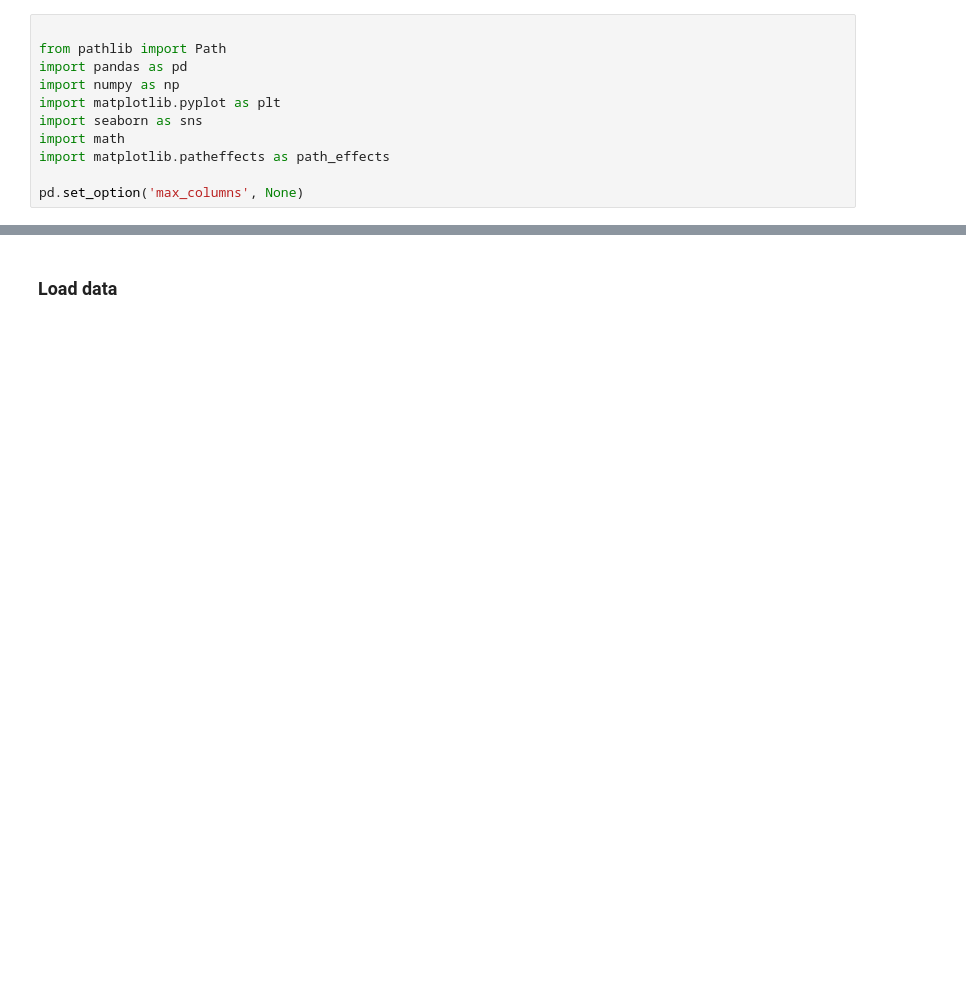
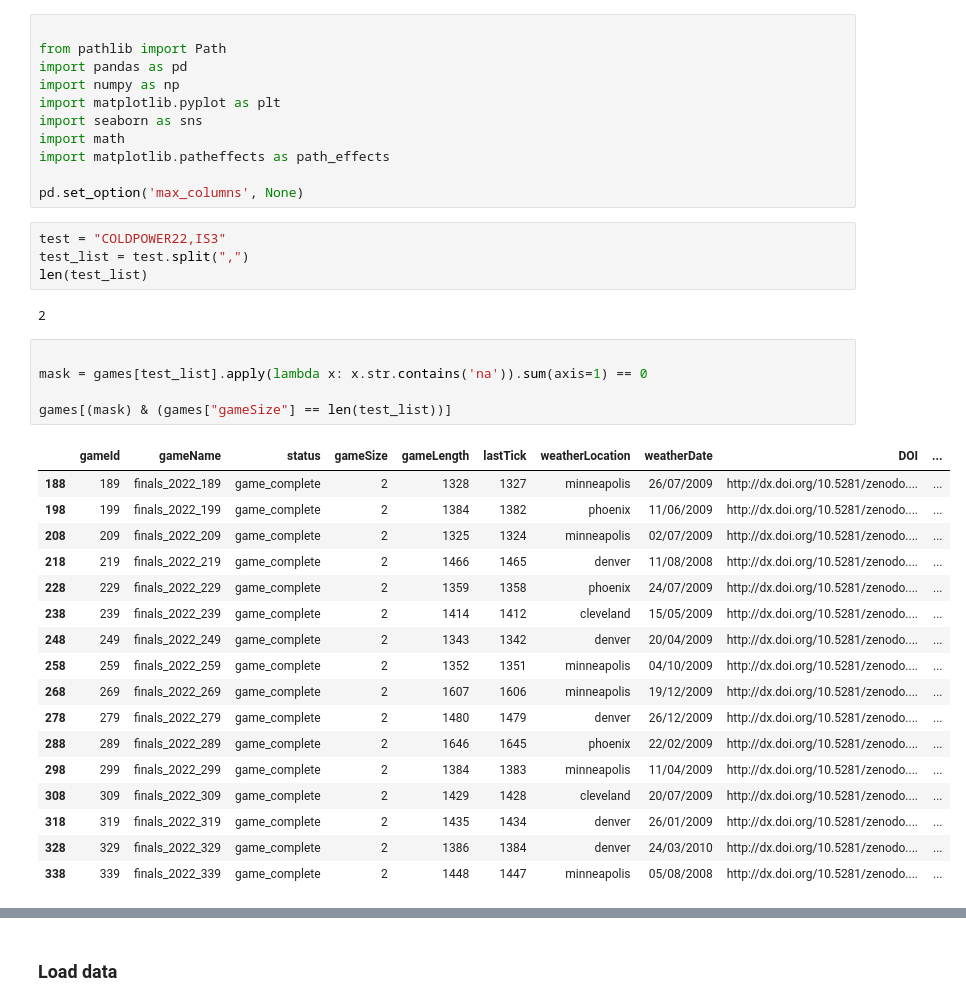
Before and after one commit to ducanhnguyen99/is3-powertac-ev-kpis, a Jupyter notebook: analysis/visualization_kpi_explore.ipynb, the cells around one changed output, grey strips where cells are left out. Drawn from its saved outputs; the diff is of its cells as text; blank space fills up the shorter version.

Commit message:
start commenting and implement analysis on games with only specific brokers

```diff
--- a/analysis/visualization_kpi_explore.ipynb
+++ b/analysis/visualization_kpi_explore.ipynb
@@ -9,3 +9,32 @@ import math
 import matplotlib.patheffects as path_effects
 
 pd.set_option('max_columns', None)
+# %%
+test = "COLDPOWER22,IS3"
+test_list = test.split(",")
+len(test_list)
+# %% [output]
+2
+# %%
+
+mask = games[test_list].apply(lambda x: x.str.contains('na')).sum(axis=1) == 0
+
+games[(mask) & (games["gameSize"] == len(test_list))]
+# %% [output]
+|  | gameId | gameName | status | gameSize | gameLength | lastTick | weatherLocation | weatherDate | DOI | ... |
+| 188 | 189 | finals_2022_189 | game_complete | 2 | 1328 | 1327 | minneapolis | 26/07/2009 | http://dx.doi.org/10.5281/zenodo.... | ... |
+| 198 | 199 | finals_2022_199 | game_complete | 2 | 1384 | 1382 | phoenix | 11/06/2009 | http://dx.doi.org/10.5281/zenodo.... | ... |
+| 208 | 209 | finals_2022_209 | game_complete | 2 | 1325 | 1324 | minneapolis | 02/07/2009 | http://dx.doi.org/10.5281/zenodo.... | ... |
+| 218 | 219 | finals_2022_219 | game_complete | 2 | 1466 | 1465 | denver | 11/08/2008 | http://dx.doi.org/10.5281/zenodo.... | ... |
+| 228 | 229 | finals_2022_229 | game_complete | 2 | 1359 | 1358 | phoenix | 24/07/2009 | http://dx.doi.org/10.5281/zenodo.... | ... |
+| 238 | 239 | finals_2022_239 | game_complete | 2 | 1414 | 1412 | cleveland | 15/05/2009 | http://dx.doi.org/10.5281/zenodo.... | ... |
+| 248 | 249 | finals_2022_249 | game_complete | 2 | 1343 | 1342 | denver | 20/04/2009 | http://dx.doi.org/10.5281/zenodo.... | ... |
+| 258 | 259 | finals_2022_259 | game_complete | 2 | 1352 | 1351 | minneapolis | 04/10/2009 | http://dx.doi.org/10.5281/zenodo.... | ... |
+| 268 | 269 | finals_2022_269 | game_complete | 2 | 1607 | 1606 | minneapolis | 19/12/2009 | http://dx.doi.org/10.5281/zenodo.... | ... |
+| 278 | 279 | finals_2022_279 | game_complete | 2 | 1480 | 1479 | denver | 26/12/2009 | http://dx.doi.org/10.5281/zenodo.... | ... |
+| 288 | 289 | finals_2022_289 | game_complete | 2 | 1646 | 1645 | phoenix | 22/02/2009 | http://dx.doi.org/10.5281/zenodo.... | ... |
+| 298 | 299 | finals_2022_299 | game_complete | 2 | 1384 | 1383 | minneapolis | 11/04/2009 | http://dx.doi.org/10.5281/zenodo.... | ... |
+| 308 | 309 | finals_2022_309 | game_complete | 2 | 1429 | 1428 | cleveland | 20/07/2009 | http://dx.doi.org/10.5281/zenodo.... | ... |
+| 318 | 319 | finals_2022_319 | game_complete | 2 | 1435 | 1434 | denver | 26/01/2009 | http://dx.doi.org/10.5281/zenodo.... | ... |
+| 328 | 329 | finals_2022_329 | game_complete | 2 | 1386 | 1384 | denver | 24/03/2010 | http://dx.doi.org/10.5281/zenodo.... | ... |
+| 338 | 339 | finals_2022_339 | game_complete | 2 | 1448 | 1447 | minneapolis | 05/08/2008 | http://dx.doi.org/10.5281/zenodo.... | ... |
```
Also changed, not shown: parts of 4 cells of this notebook, 39 other files.
